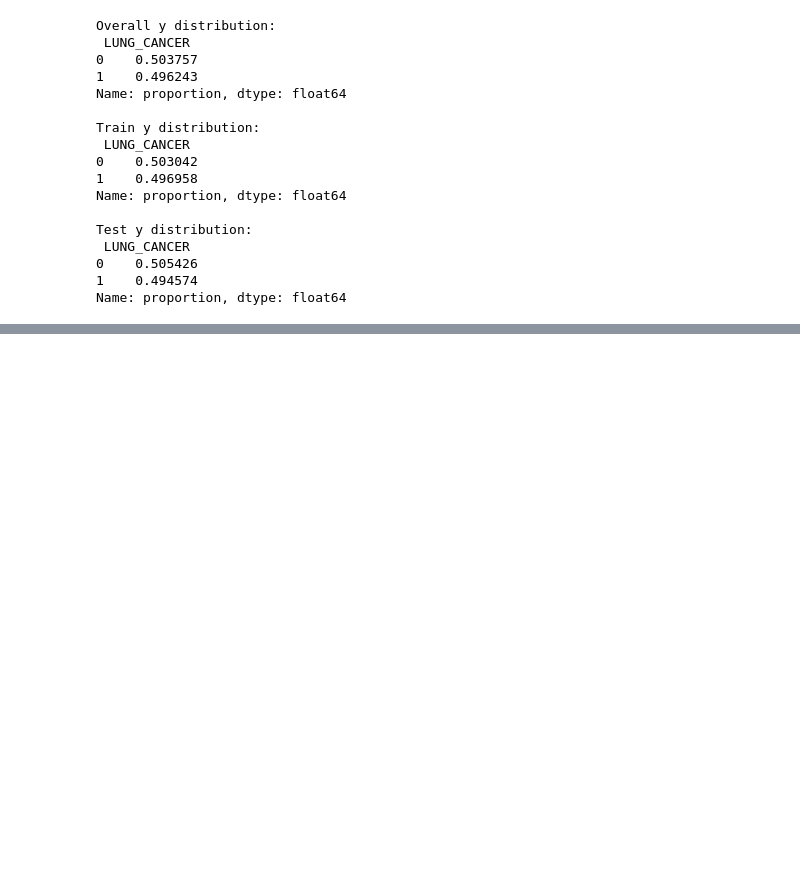
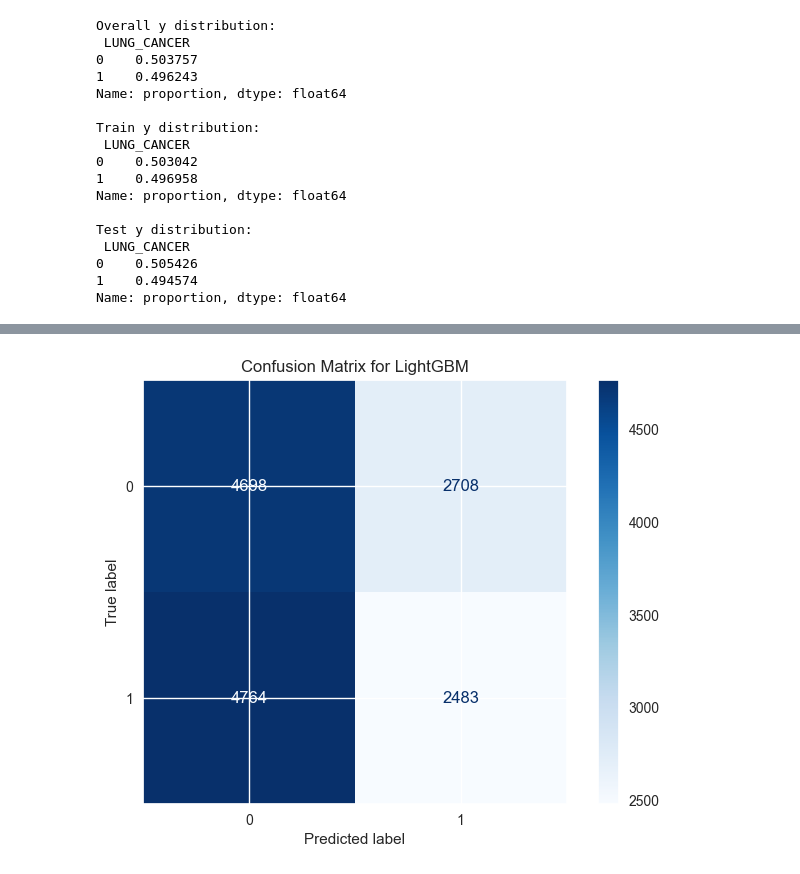
Before and after one commit to Souz0/FYP, a Jupyter notebook: Database_1.ipynb, the cells around one changed output, grey strips where cells are left out. Cells and saved outputs as stored; diff of their text form; code cells hidden in the pictures; blank space fills up the shorter version.

```diff
--- a/Database_1.ipynb
+++ b/Database_1.ipynb
@@ -550,0 +661,31 @@ Test error rate 0.4980038898556659
+# %%
+param_grid_lgbm = {
+    "n_estimators": [100, 200],
+    "learning_rate": [0.01, 0.05, 0.1],
+    "num_leaves": [31, 50, 70],
+    "max_depth": [-1, 10, 20]
+}
+
+lgbm = LGBMClassifier(random_state=42)
+
+grid_lgbm = GridSearchCV(
+    lgbm,
+    param_grid_lgbm,
+    cv=5,
+    scoring="roc_auc",
+    n_jobs=-1
+)
+
+grid_lgbm.fit(X_train, y_train)
+
+print("LightGBM Best Params:", grid_lgbm.best_params_)
+
+best_lgbm = grid_lgbm.best_estimator_
+
+y_pred_lgbm = best_lgbm.predict(X_test)
+y_prob_lgbm = best_lgbm.predict_proba(X_test)[:, 1]
+
+print("LightGBM Accuracy:", accuracy_score(y_test, y_pred_lgbm))
+print("LightGBM ROC-AUC:", roc_auc_score(y_test, y_prob_lgbm))
+print(confusion_matrix(y_test, y_pred_lgbm))
+print(classification_report(y_test, y_pred_lgbm))
@@ -550,0 +710,8 @@ Test error rate 0.4980038898556659
+# %%
+cm = confusion_matrix(y_test, y_pred_lgbm)
+disp = ConfusionMatrixDisplay(confusion_matrix=cm)
+disp.plot(cmap='Blues', values_format='d')
+plt.title("Confusion Matrix for LightGBM")
+plt.show()
+# %% [output]
+[figure, added]
```
Also changed, not shown: parts of 10 cells of this notebook, 2 other files.
